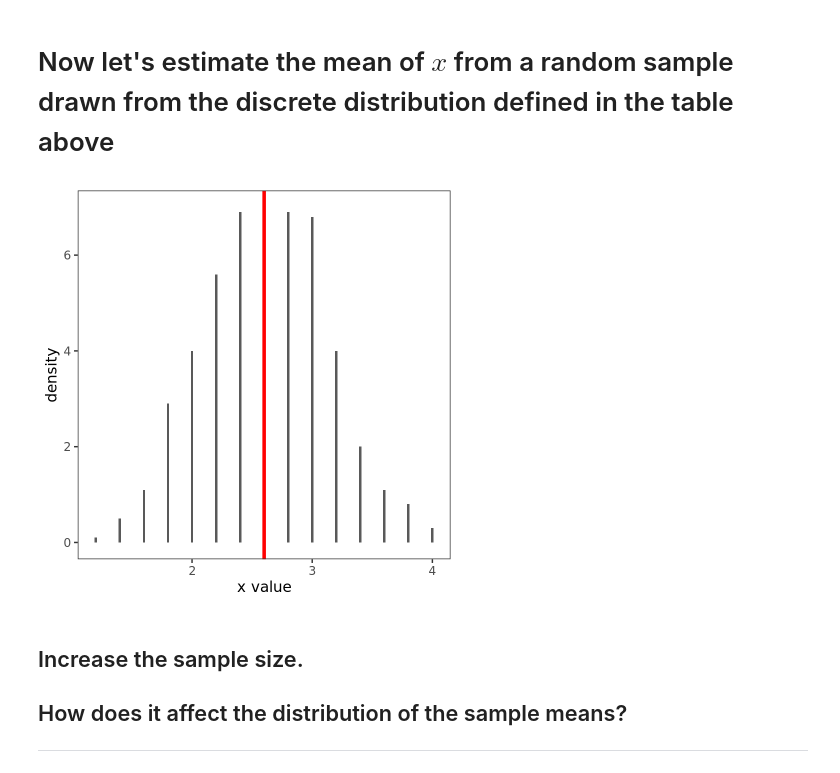
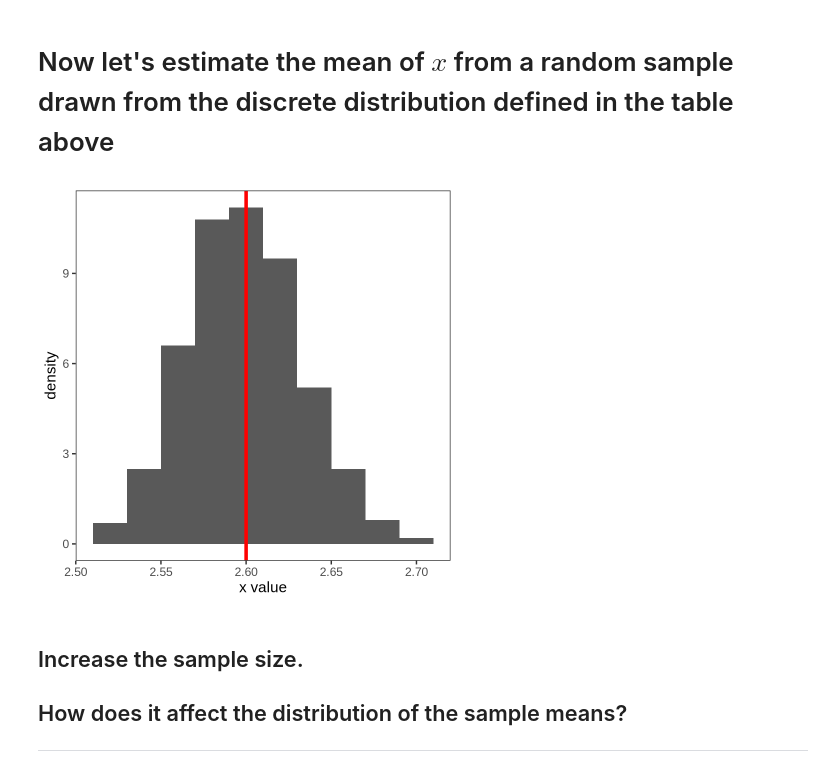
Before and after one commit to Robbins-Lab/PLSCI-7201, a Jupyter notebook: Modules/Module3/Lecture/LinearModels.ipynb, the cells around one changed output. Cells and saved outputs as stored; diff of their text form; code cells hidden in the pictures.

```diff
--- a/Modules/Module3/Lecture/LinearModels.ipynb
+++ b/Modules/Module3/Lecture/LinearModels.ipynb
@@ -91,41 +91,41 @@ ____
 # %%
 library(ggplot2)
 # sample size for x
-samp_size=5
+samp_size=1000
 
 # number of independent sampling events
 # we will conduct multiple sampling events to look at the distribution of the mean of x
 num_samps=500
 
 # allocate a vector to store each sample from x
 sample_means=rep(0,num_samps)
 
 # a for loop for the number of samples
 for(i in c(1:num_samps)){
     # a loop to draw each sample for each sampling event
     for(j in c(1:samp_size)){
         # generate a sample from a uniform random number and assigned a value to x based on the probability of obeserving x
         p=runif(1,0,1)
         if(p<.2){sample_means[i]=sample_means[i]+1/samp_size}
         if(p>=.2&&p<.45){sample_means[i]=sample_means[i]+2/samp_size}
         if(p>=.45&&p<.8){sample_means[i]=sample_means[i]+3/samp_size}
         if(p>=.8&&p<.95){sample_means[i]=sample_means[i]+4/samp_size}
         if(p>=.95){sample_means[i]=sample_means[i]+5/samp_size}
 
     } # end for loop to draw each sample for each sampling event
 } # end for loop for the number of samples
 
 
 # plotting the histogram of the means with a red vertical line indicating E[x]
 
 ggplot(data.frame(x=sample_means), aes(x=x)) +
   geom_histogram(aes(y = ..density..), binwidth=.02 ) + xlab("x value") +
   theme_bw(base_size=18) +
   theme(panel.background=element_blank(),
         panel.grid=element_blank()) +
   geom_vline(xintercept=(1*.2+2*.25+3*.35+4*.15+5*.05), size=2, color="red")
 # %% [output]
-[figure, old version]
+[figure, new version]
 # %% [markdown]
 ## Increase the sample size.
 ## How does it affect the distribution of the sample means?
```
Also changed, not shown: parts of 4 cells of this notebook, 1 other file.
